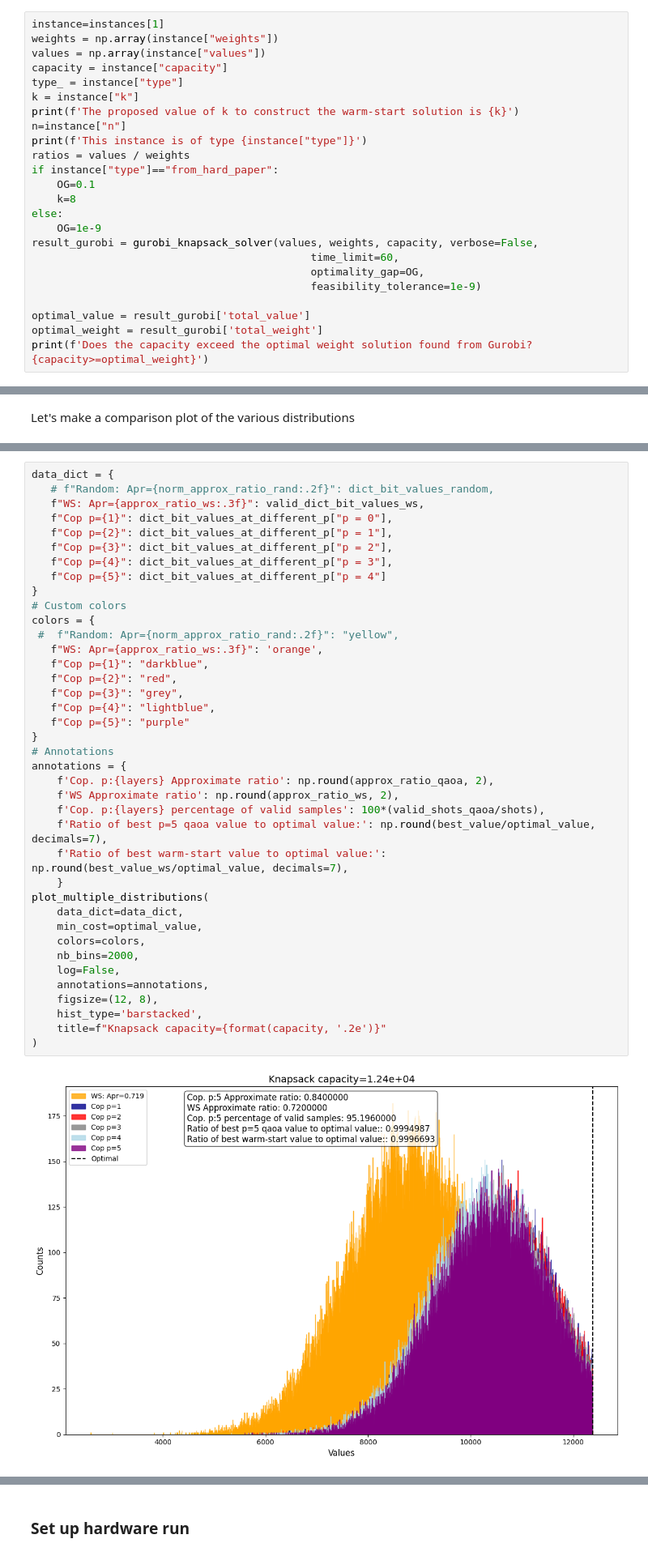
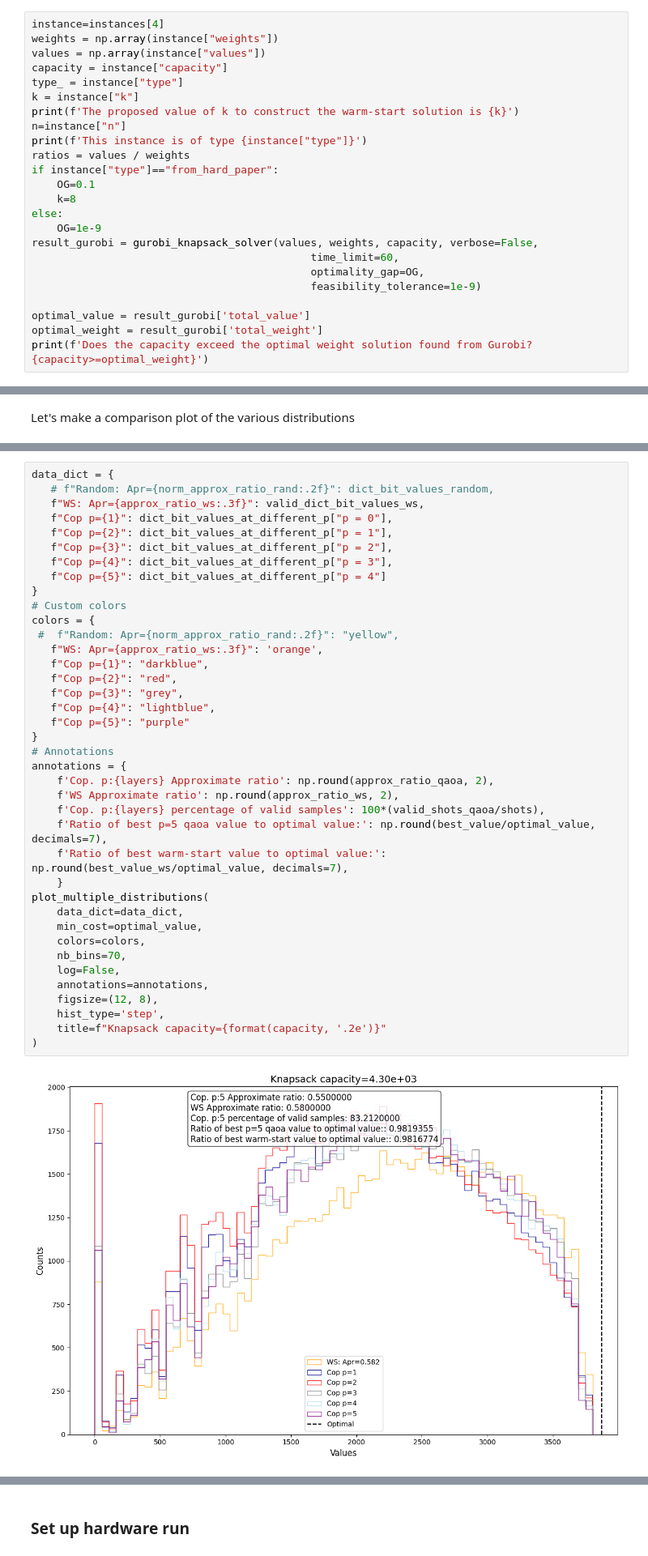
Before and after one commit to jhoule42/xQAOA_unit_commitment, a Jupyter notebook: demo.ipynb, the cells around one changed output, grey strips where cells are left out. Shown at 81% size. Drawn from its saved outputs; the diff is of its cells as text.

```diff
--- a/demo.ipynb
+++ b/demo.ipynb
@@ -36,7 +36,7 @@ instances = load_knapsacks("knapsacks.h5")
 k_values = [0, 5, 10, 50, 100, 500, 1000, 10000]
 colours = ['blue', 'green', 'orange', 'red', 'k', 'purple', 'lightblue', 'pink']
 # %%
-instance=instances[1]
+instance=instances[4]
 weights = np.array(instance["weights"])
 values = np.array(instance["values"])
 capacity = instance["capacity"]
@@ -952,34 +945,34 @@ data_dict = {
    f"Cop p={5}": dict_bit_values_at_different_p["p = 4"]
 }
 # Custom colors
 colors = {
  #  f"Random: Apr={norm_approx_ratio_rand:.2f}": "yellow",
    f"WS: Apr={approx_ratio_ws:.3f}": 'orange',
    f"Cop p={1}": "darkblue",
    f"Cop p={2}": "red",
    f"Cop p={3}": "grey",
    f"Cop p={4}": "lightblue",
    f"Cop p={5}": "purple"
 }
 # Annotations
 annotations = {
     f'Cop. p:{layers} Approximate ratio': np.round(approx_ratio_qaoa, 2),
     f'WS Approximate ratio': np.round(approx_ratio_ws, 2),
     f'Cop. p:{layers} percentage of valid samples': 100*(valid_shots_qaoa/shots),
     f'Ratio of best p=5 qaoa value to optimal value:': np.round(best_value/optimal_value, decimals=7),
     f'Ratio of best warm-start value to optimal value:': np.round(best_value_ws/optimal_value, decimals=7),
     }
 plot_multiple_distributions(
     data_dict=data_dict,
     min_cost=optimal_value,
     colors=colors,
-    nb_bins=2000,
+    nb_bins=70,
     log=False,
     annotations=annotations,
     figsize=(12, 8),
-    hist_type='barstacked',
+    hist_type='step',
     title=f"Knapsack capacity={format(capacity, '.2e')}"
 )
 # %% [output]
-[figure, old version]
+[figure, new version]
 (<Figure size 1200x800 with 1 Axes>,
```
Also changed, not shown: parts of 20 cells of this notebook.
